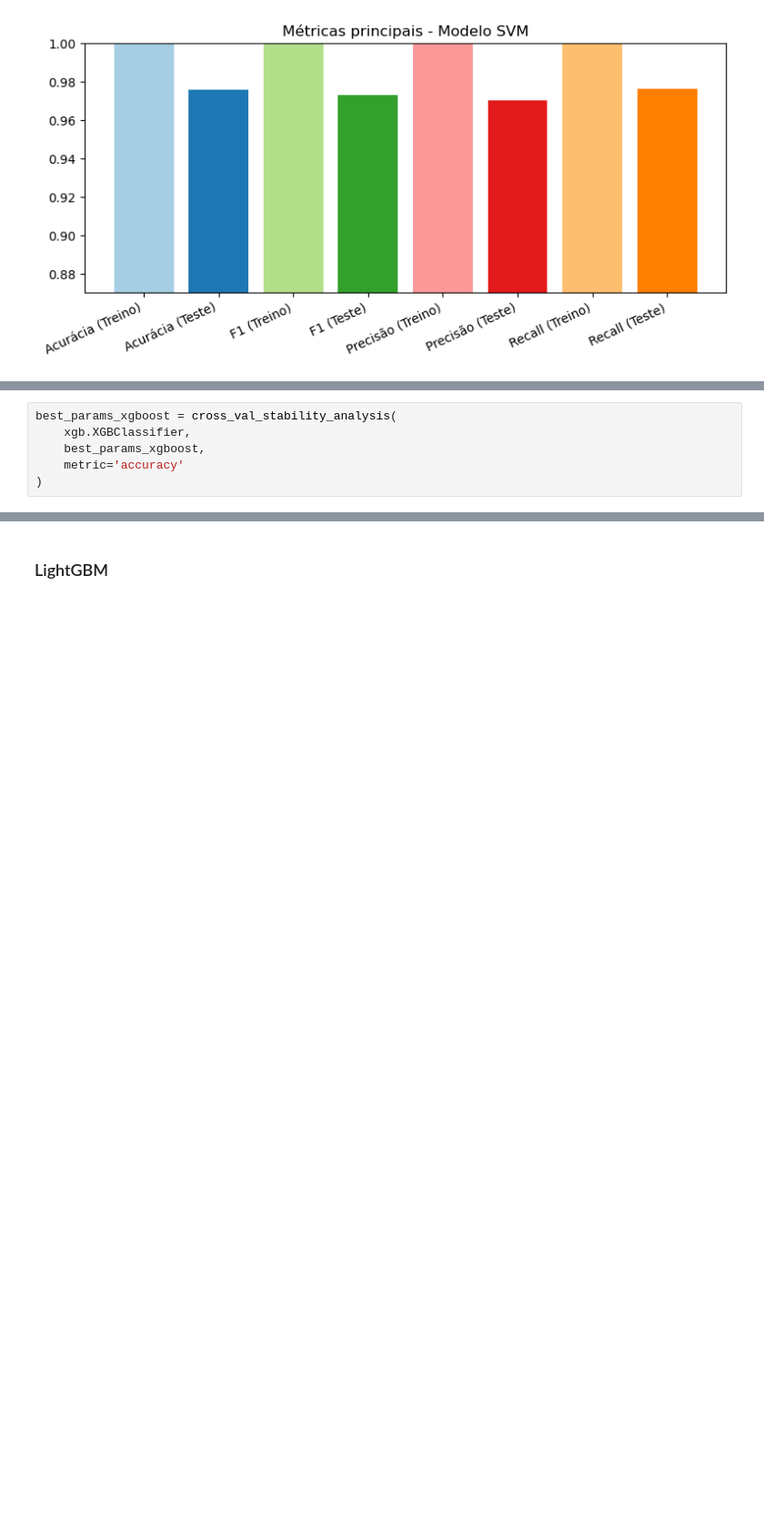
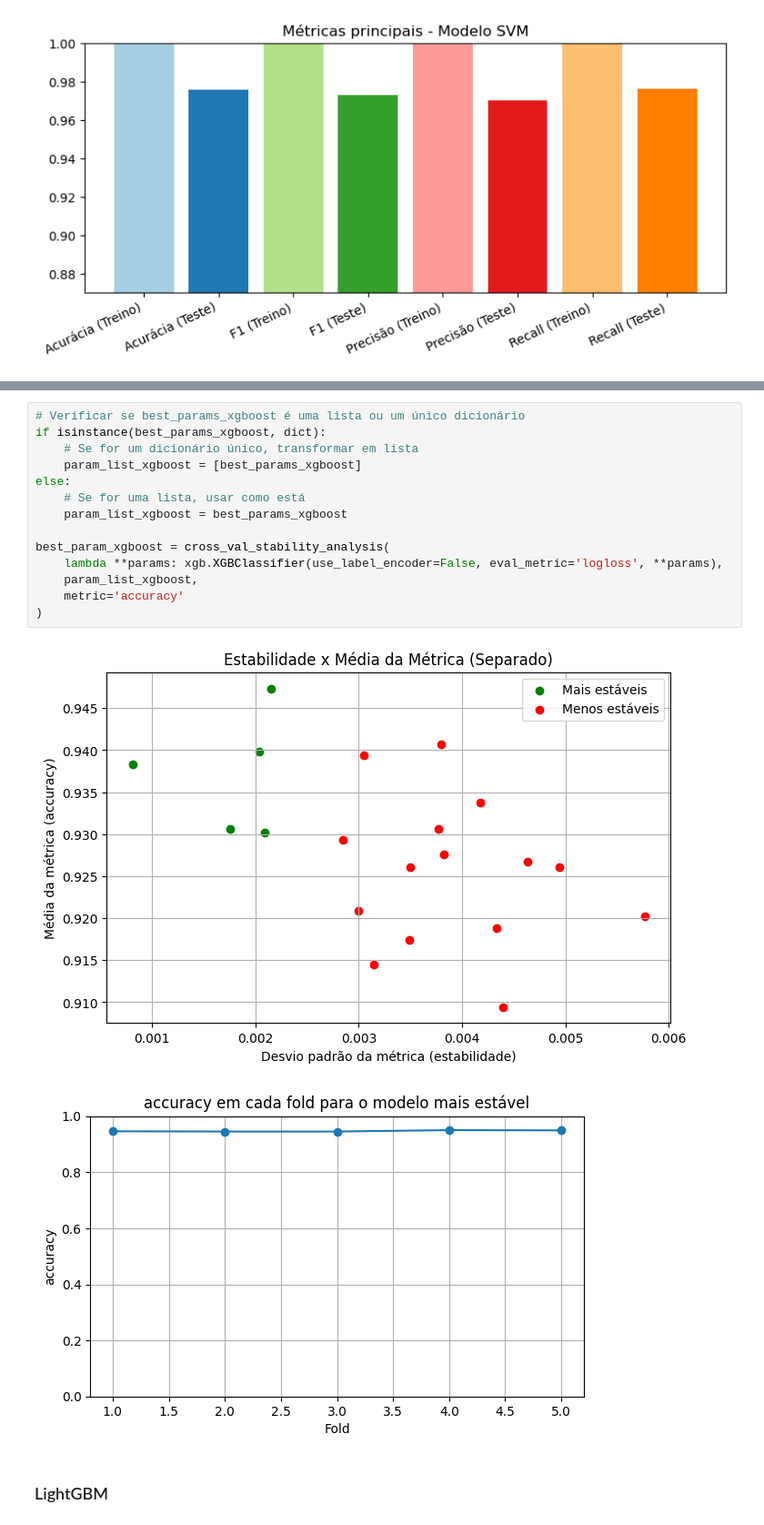
Before and after one commit to rubdelima/CRISP-DM-SVHN, a Jupyter notebook: 4_Preparação_de_Dados_e_Busca_de_Hiperparâmetros_(parte_2).ipynb, the cells around one changed output, grey strips where cells are left out. Shown at 91% size. Saved outputs shown, nothing was run; the diff lists cells and outputs as text; blank space fills up the shorter version.

Commit message:
fix: xgboost cross_val_stability

```diff
--- a/4_Preparação_de_Dados_e_Busca_de_Hiperparâmetros_(parte_2).ipynb
+++ b/4_Preparação_de_Dados_e_Busca_de_Hiperparâmetros_(parte_2).ipynb
@@ -731,6 +737,0 @@ Time taken for hyperparameter search: 1061.77 seconds
-# %%
-best_params_xgboost = cross_val_stability_analysis(
-    xgb.XGBClassifier,
-    best_params_xgboost,
-    metric='accuracy'
-)
@@ -752,3 +758,20 @@ results_xgboost = evaluate_and_plot(
+# %%
+# Verificar se best_params_xgboost é uma lista ou um único dicionário
+if isinstance(best_params_xgboost, dict):
+    # Se for um dicionário único, transformar em lista
+    param_list_xgboost = [best_params_xgboost]
+else:
+    # Se for uma lista, usar como está
+    param_list_xgboost = best_params_xgboost
+
+best_param_xgboost = cross_val_stability_analysis(
+    lambda **params: xgb.XGBClassifier(use_label_encoder=False, eval_metric='logloss', **params),
+    param_list_xgboost,
+    metric='accuracy'
+)
+# %% [output]
+[figure, added]
+[figure, added]
 # %% [markdown]
 ### LightGBM
 # %%
```
Also changed, not shown: parts of 7 cells of this notebook.
